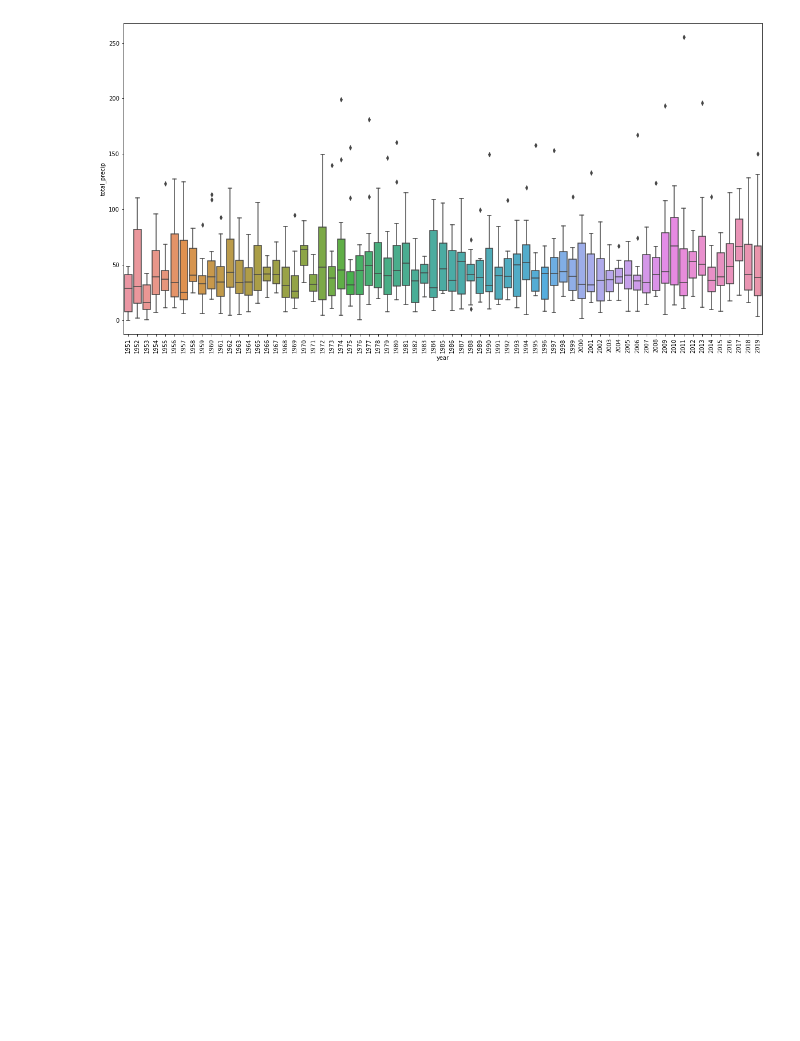
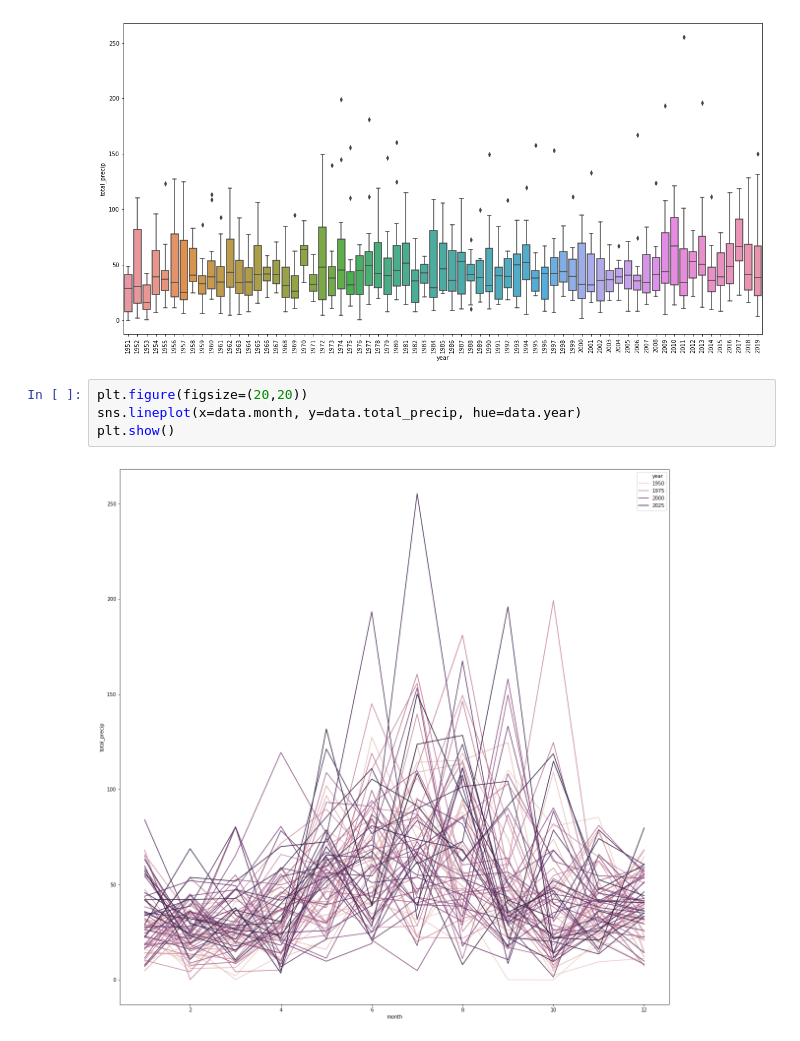
Before and after one commit to PiotrekPluta/Precipitation_Analysis_in_Wizna, a Jupyter notebook: 03_Explore_precipitation_data.ipynb, the cells around one changed output. Saved outputs shown, nothing was run; the diff lists cells and outputs as text; blank space fills up the shorter version.

```diff
--- a/03_Explore_precipitation_data.ipynb
+++ b/03_Explore_precipitation_data.ipynb
@@ -146,3 +152,9 @@ plt.xticks(x_labels.index, x_labels.year, rotation=90)
 plt.show()
 # %% [output]
 [figure]
+# %%
+plt.figure(figsize=(20,20))
+sns.lineplot(x=data.month, y=data.total_precip, hue=data.year)
+plt.show()
+# %% [output]
+[figure, added]
```
Also changed, not shown: parts of 9 cells of this notebook, 1 other file.
